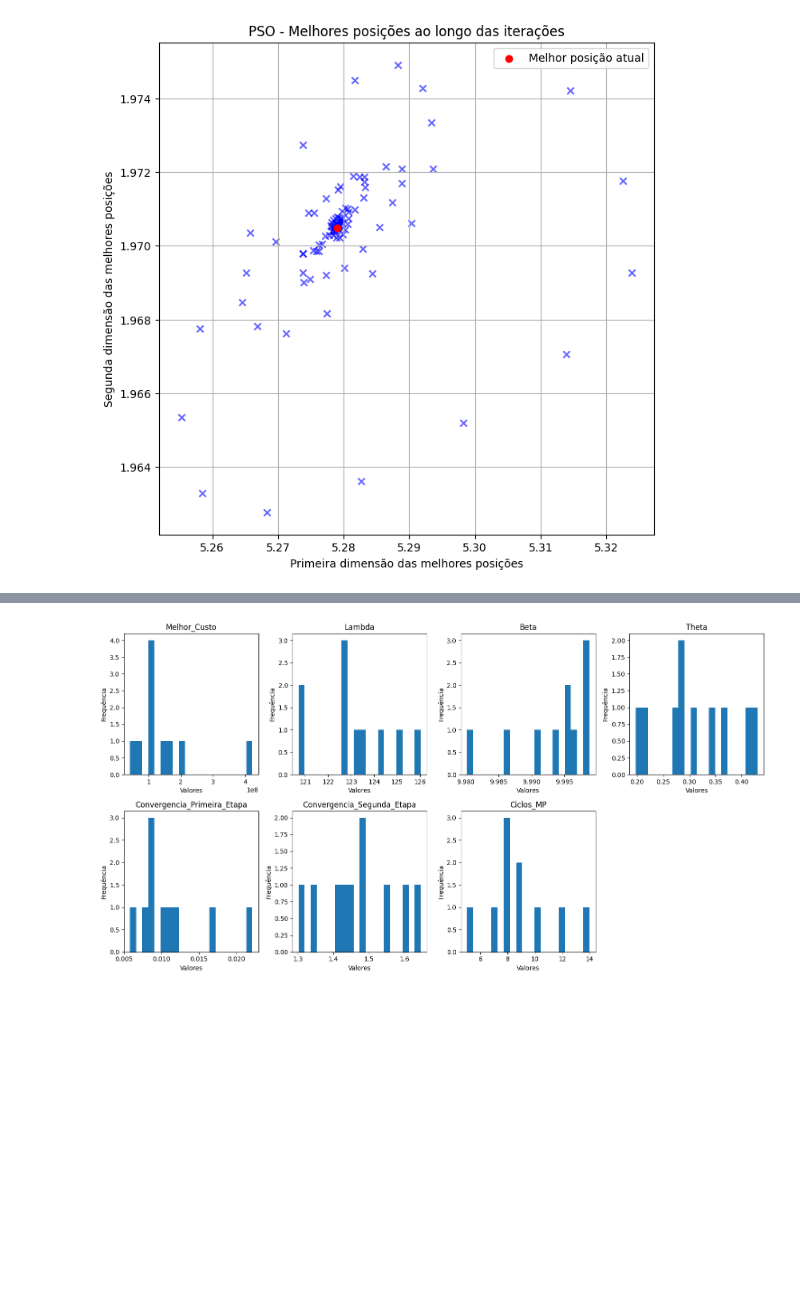
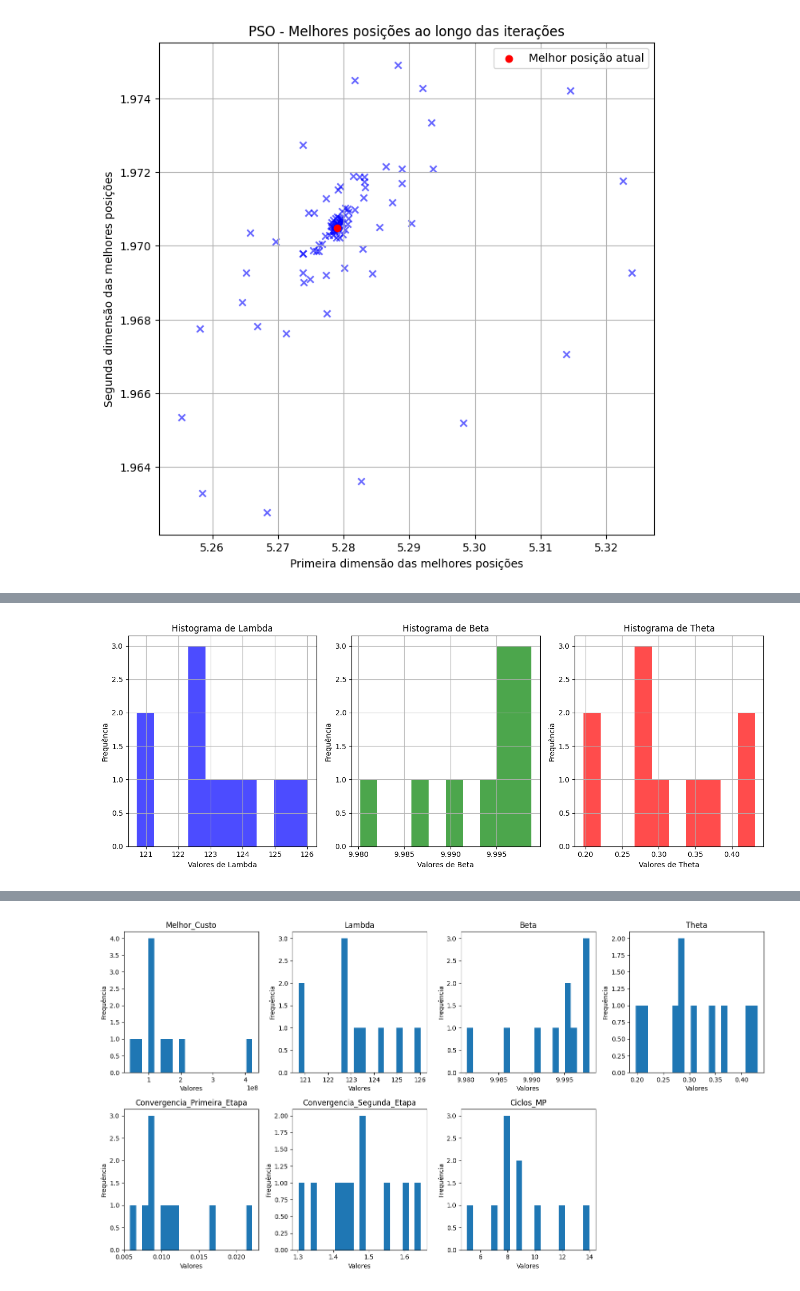
Before and after one commit to uervitonsantos/Otimizacao-Politicaca-Manutencao-Preventiva-Imperfeita, a Jupyter notebook: Algoritmo_PSO_para_otimização_de_custo_de_manutenção_preventiva_v11.ipynb, the cells around one changed output, grey strips where cells are left out. Saved outputs shown, nothing was run; the diff lists cells and outputs as text; code cells hidden in the pictures; blank space fills up the shorter version.

```diff
--- a/Algoritmo_PSO_para_otimização_de_custo_de_manutenção_preventiva_v11.ipynb
+++ b/Algoritmo_PSO_para_otimização_de_custo_de_manutenção_preventiva_v11.ipynb
@@ -762,0 +787,31 @@ colunas = ['Melhor_Custo', 'Lambda', 'Beta', 'Theta', 'Convergencia_Primeira_Eta
+# %%
+# Crie uma figura com três subgráficos lado a lado
+fig, axs = plt.subplots(1, 3, figsize=(13, 5))
+
+# Histograma para Lambda
+axs[0].hist(resultado['Lambda'], bins=10, color='b', alpha=0.7)
+axs[0].set_xlabel('Valores de Lambda')
+axs[0].set_ylabel('Frequência')
+axs[0].set_title('Histograma de Lambda')
+axs[0].grid(True)
+
+# Histograma para Beta
+axs[1].hist(resultado['Beta'], bins=10, color='g', alpha=0.7)
+axs[1].set_xlabel('Valores de Beta')
+axs[1].set_ylabel('Frequência')
+axs[1].set_title('Histograma de Beta')
+axs[1].grid(True)
+
+# Histograma para Theta
+axs[2].hist(resultado['Theta'], bins=10, color='r', alpha=0.7)
+axs[2].set_xlabel('Valores de Theta')
+axs[2].set_ylabel('Frequência')
+axs[2].set_title('Histograma de Theta')
+axs[2].grid(True)
+
+# Ajuste os espaçamentos entre subgráficos
+plt.tight_layout()
+
+plt.show()
+# %% [output]
+[figure, added]
```
Also changed, not shown: parts of 9 cells of this notebook.
